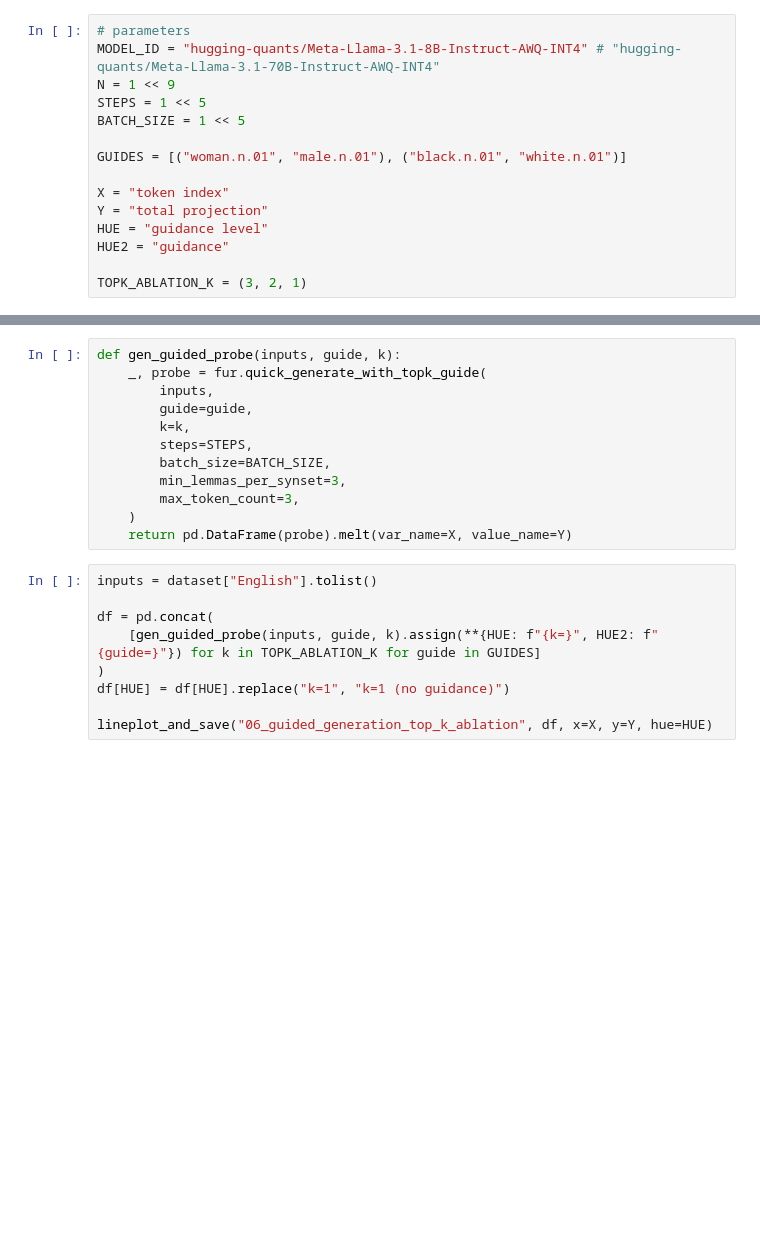
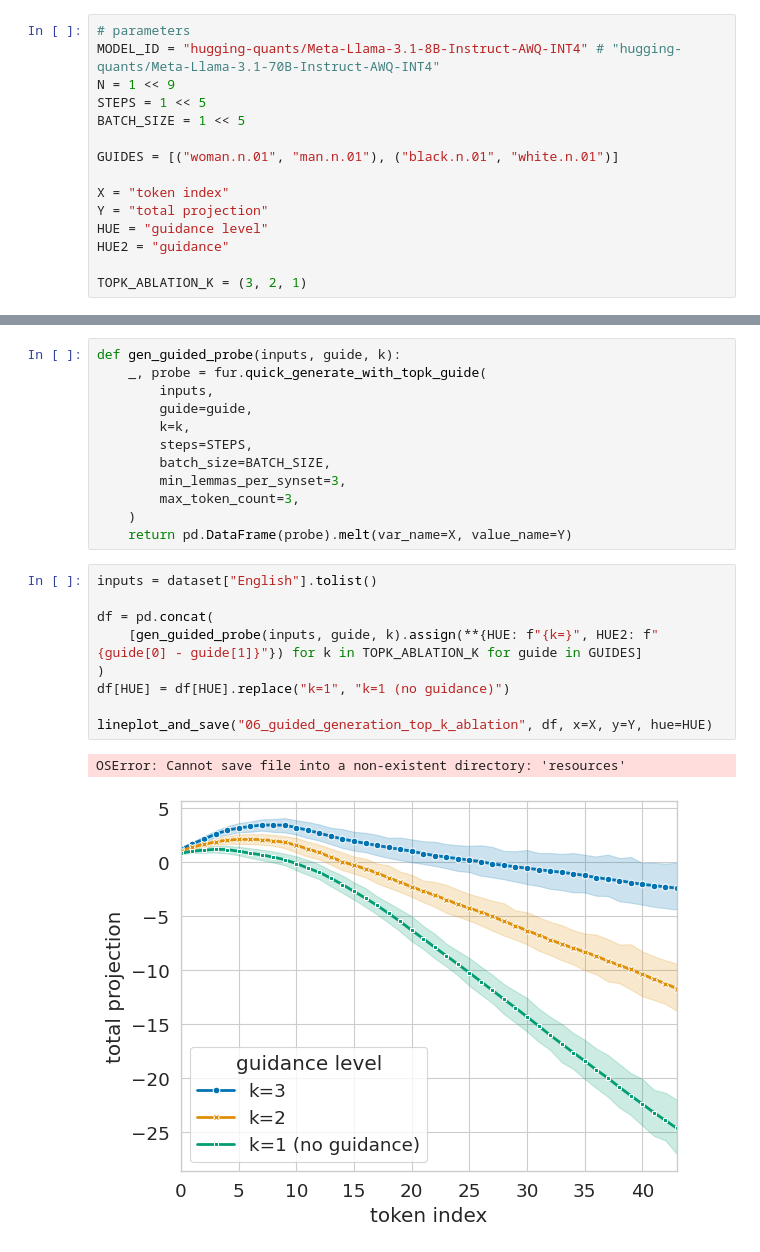
Before and after one commit to phvv-me/frame-representation-hypothesis, a Jupyter notebook: 06_guided_generation_top_k_ablation.ipynb, the cells around one changed output, grey strips where cells are left out. Saved outputs shown, nothing was run; the diff lists cells and outputs as text; blank space fills up the shorter version.

```diff
--- a/06_guided_generation_top_k_ablation.ipynb
+++ b/06_guided_generation_top_k_ablation.ipynb
@@ -15,7 +15,7 @@ N = 1 << 9
 STEPS = 1 << 5
 BATCH_SIZE = 1 << 5
 
-GUIDES = [("woman.n.01", "male.n.01"), ("black.n.01", "white.n.01")]
+GUIDES = [("woman.n.01", "man.n.01"), ("black.n.01", "white.n.01")]
 
 X = "token index"
 Y = "total projection"
@@ -49,9 +46,12 @@ def gen_guided_probe(inputs, guide, k):
 # %%
 inputs = dataset["English"].tolist()
 
 df = pd.concat(
-    [gen_guided_probe(inputs, guide, k).assign(**{HUE: f"{k=}", HUE2: f"{guide=}"}) for k in TOPK_ABLATION_K for guide in GUIDES]
+    [gen_guided_probe(inputs, guide, k).assign(**{HUE: f"{k=}", HUE2: f"{guide[0] - guide[1]}"}) for k in TOPK_ABLATION_K for guide in GUIDES]
 )
 df[HUE] = df[HUE].replace("k=1", "k=1 (no guidance)")
 
 lineplot_and_save("06_guided_generation_top_k_ablation", df, x=X, y=Y, hue=HUE)
+# %% [output]
+OSError: Cannot save file into a non-existent directory: 'resources'
+[figure, added]
```
Also changed, not shown: parts of 3 cells of this notebook, 2 other files.
